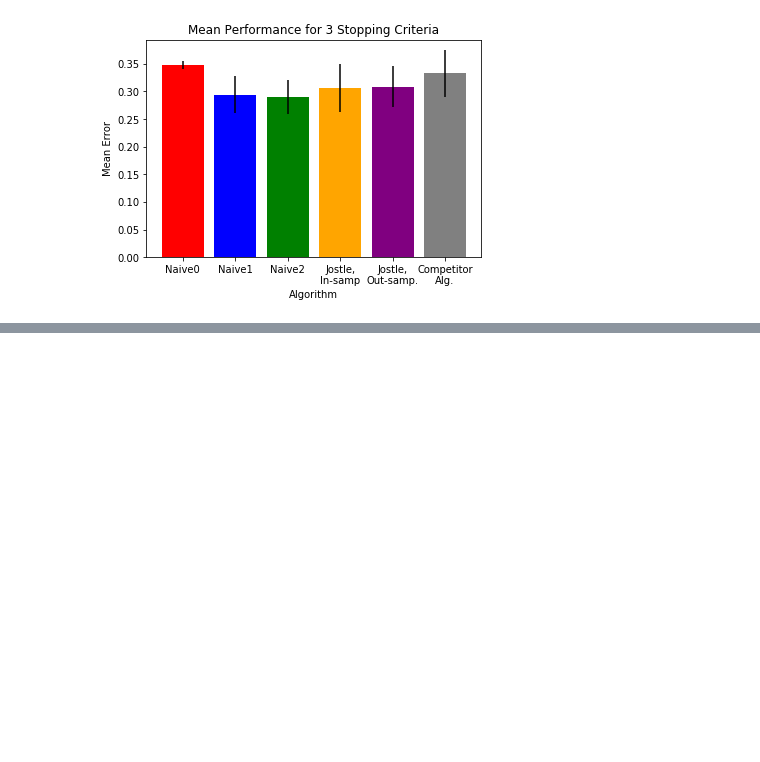
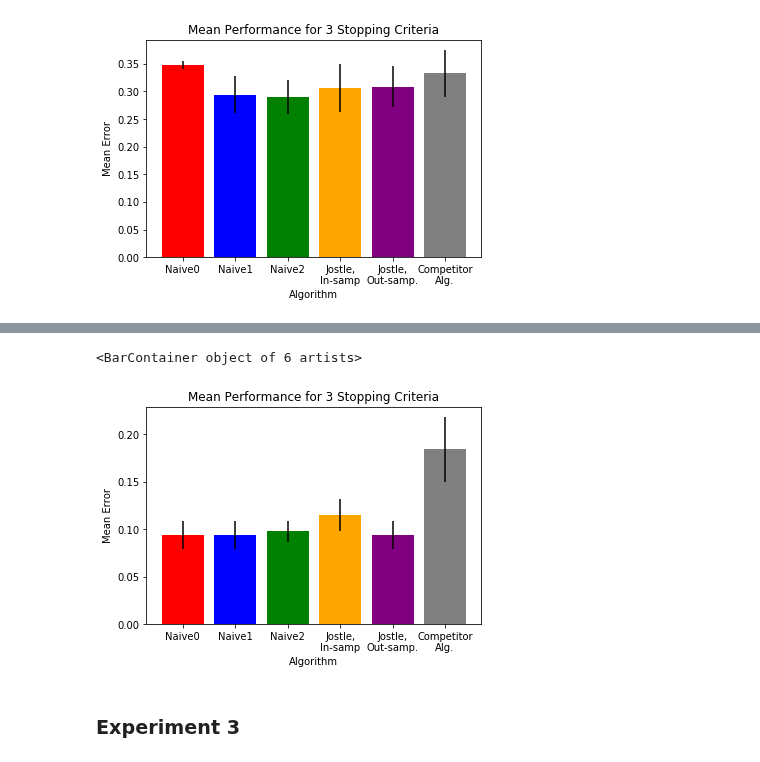
Before and after one commit to jimola/S18_Research, a Jupyter notebook: Python/DecisionTree.ipynb, the cells around one changed output, grey strips where cells are left out. Saved outputs shown, nothing was run; the diff lists cells and outputs as text; code cells hidden in the pictures; blank space fills up the shorter version.

```diff
--- a/Python/DecisionTree.ipynb
+++ b/Python/DecisionTree.ipynb
@@ -345,0 +382,8 @@ do_graphs(res6)
+# %%
+#db_stats(2, loandata[0], 0.25, 4)
+do_graphs(res2)
+# %% [output]
+<BarContainer object of 6 artists>
+[figure, added]
+# %% [markdown]
+### Experiment 3
```
Also changed, not shown: parts of 18 cells of this notebook.
